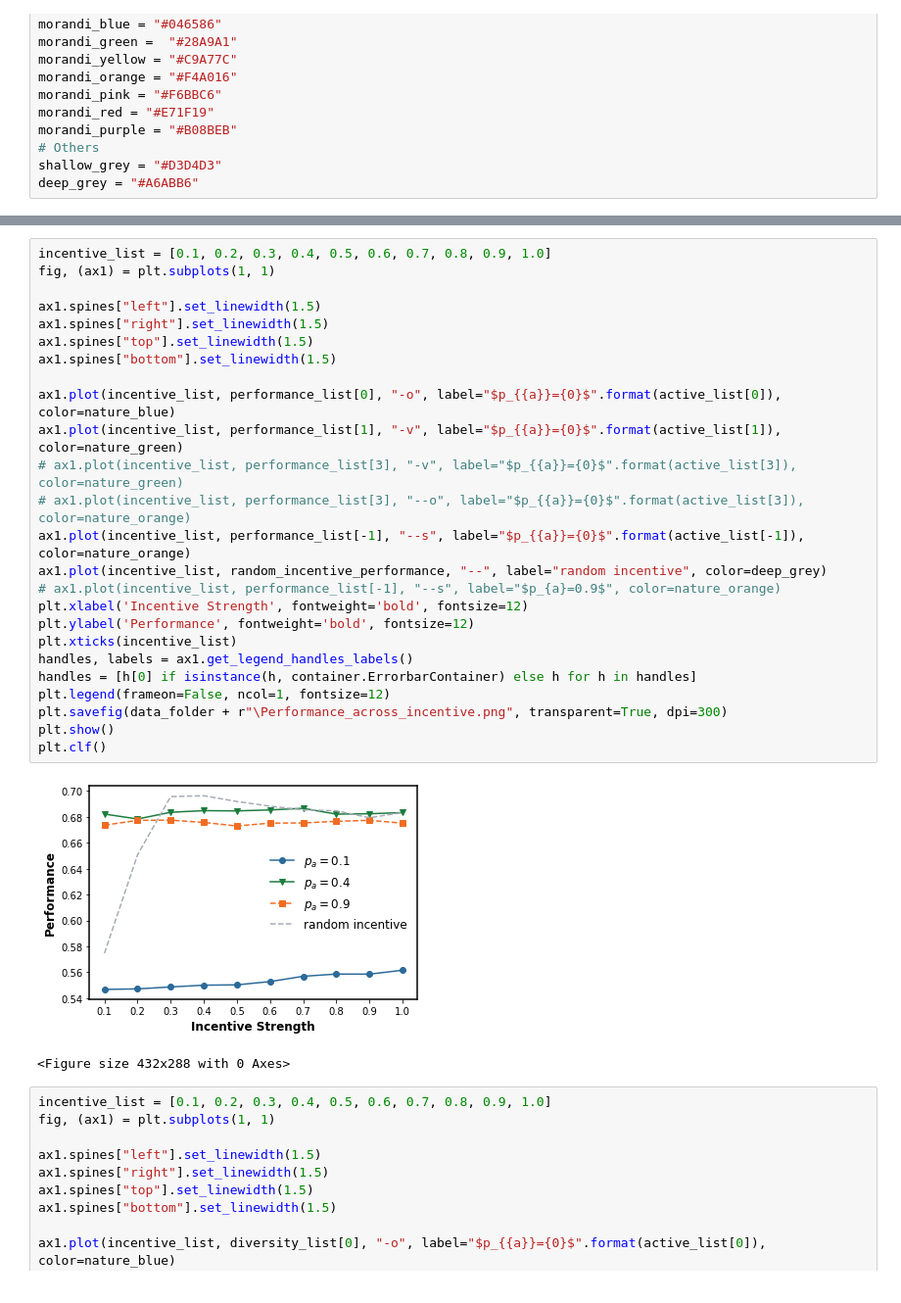
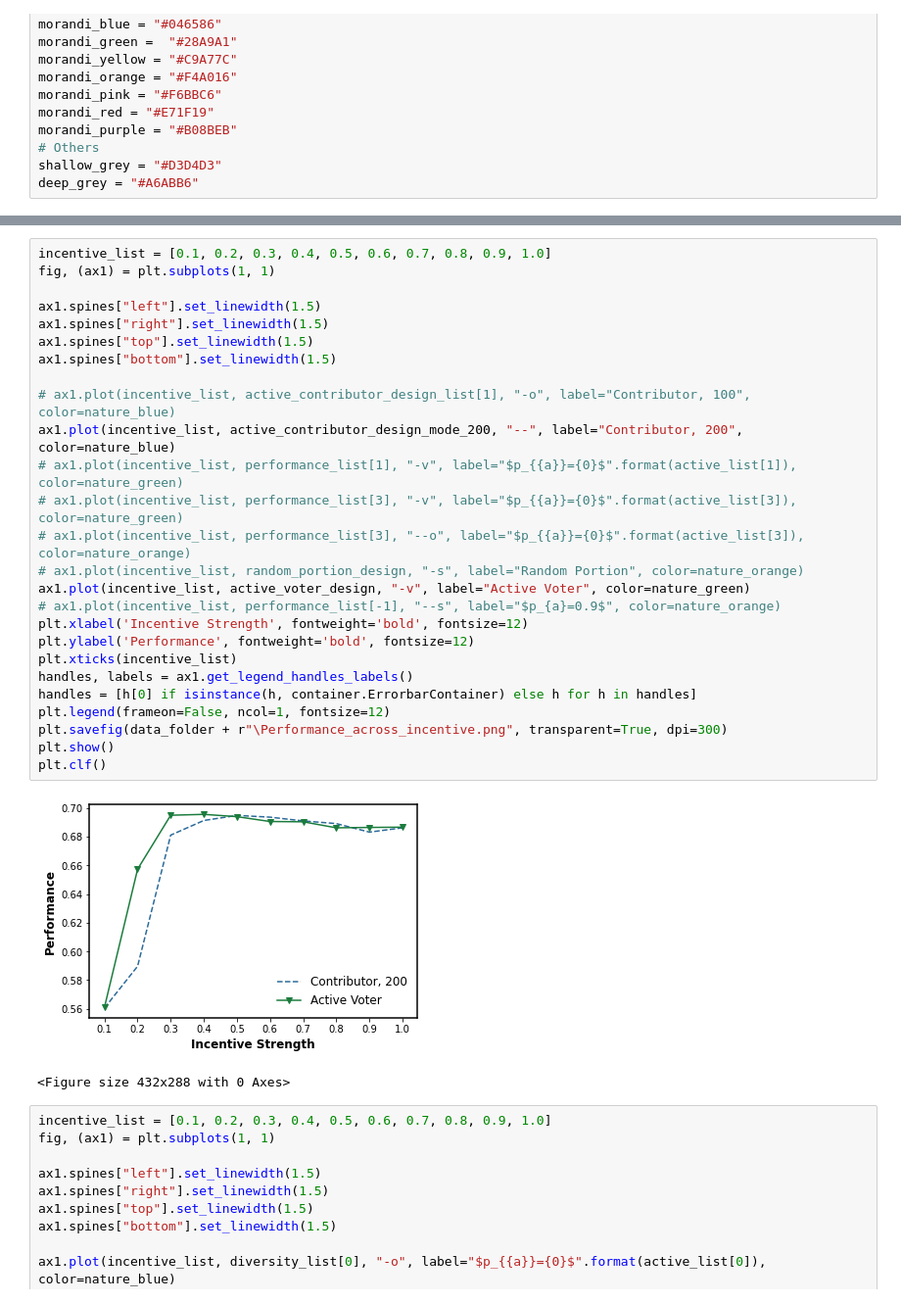
Before and after one commit to GrandJune/DAOs, a Jupyter notebook: V4/Incentive_endogenous_contribution/Evaluator.ipynb, the cells around one changed output, grey strips where cells are left out. Shown: that part at 98% size. Cells and saved outputs as stored; diff of their text form.

```diff
--- a/V4/Incentive_endogenous_contribution/Evaluator.ipynb
+++ b/V4/Incentive_endogenous_contribution/Evaluator.ipynb
@@ -62,30 +71,31 @@ print(len(random_incentive_performance))
 # %%
 incentive_list = [0.1, 0.2, 0.3, 0.4, 0.5, 0.6, 0.7, 0.8, 0.9, 1.0]
 fig, (ax1) = plt.subplots(1, 1)
 
 ax1.spines["left"].set_linewidth(1.5)
 ax1.spines["right"].set_linewidth(1.5)
 ax1.spines["top"].set_linewidth(1.5)
 ax1.spines["bottom"].set_linewidth(1.5)
 
-ax1.plot(incentive_list, performance_list[0], "-o", label="$p_{{a}}={0}$".format(active_list[0]), color=nature_blue)
-ax1.plot(incentive_list, performance_list[1], "-v", label="$p_{{a}}={0}$".format(active_list[1]), color=nature_green)
+# ax1.plot(incentive_list, active_contributor_design_list[1], "-o", label="Contributor, 100", color=nature_blue)
+ax1.plot(incentive_list, active_contributor_design_mode_200, "--", label="Contributor, 200", color=nature_blue)
+# ax1.plot(incentive_list, performance_list[1], "-v", label="$p_{{a}}={0}$".format(active_list[1]), color=nature_green)
 # ax1.plot(incentive_list, performance_list[3], "-v", label="$p_{{a}}={0}$".format(active_list[3]), color=nature_green)
 # ax1.plot(incentive_list, performance_list[3], "--o", label="$p_{{a}}={0}$".format(active_list[3]), color=nature_orange)
-ax1.plot(incentive_list, performance_list[-1], "--s", label="$p_{{a}}={0}$".format(active_list[-1]), color=nature_orange)
-ax1.plot(incentive_list, random_incentive_performance, "--", label="random incentive", color=deep_grey)
+# ax1.plot(incentive_list, random_portion_design, "-s", label="Random Portion", color=nature_orange)
+ax1.plot(incentive_list, active_voter_design, "-v", label="Active Voter", color=nature_green)
 # ax1.plot(incentive_list, performance_list[-1], "--s", label="$p_{a}=0.9$", color=nature_orange)
 plt.xlabel('Incentive Strength', fontweight='bold', fontsize=12)
 plt.ylabel('Performance', fontweight='bold', fontsize=12)
 plt.xticks(incentive_list)
 handles, labels = ax1.get_legend_handles_labels()
 handles = [h[0] if isinstance(h, container.ErrorbarContainer) else h for h in handles]
 plt.legend(frameon=False, ncol=1, fontsize=12)
 plt.savefig(data_folder + r"\Performance_across_incentive.png", transparent=True, dpi=300)
 plt.show()
 plt.clf()
 # %% [output]
-[figure, old version]
+[figure, new version]
 <Figure size 432x288 with 0 Axes>
 # %%
 incentive_list = [0.1, 0.2, 0.3, 0.4, 0.5, 0.6, 0.7, 0.8, 0.9, 1.0]
```
Also changed, not shown: parts of 2 cells of this notebook, 2 other files.
